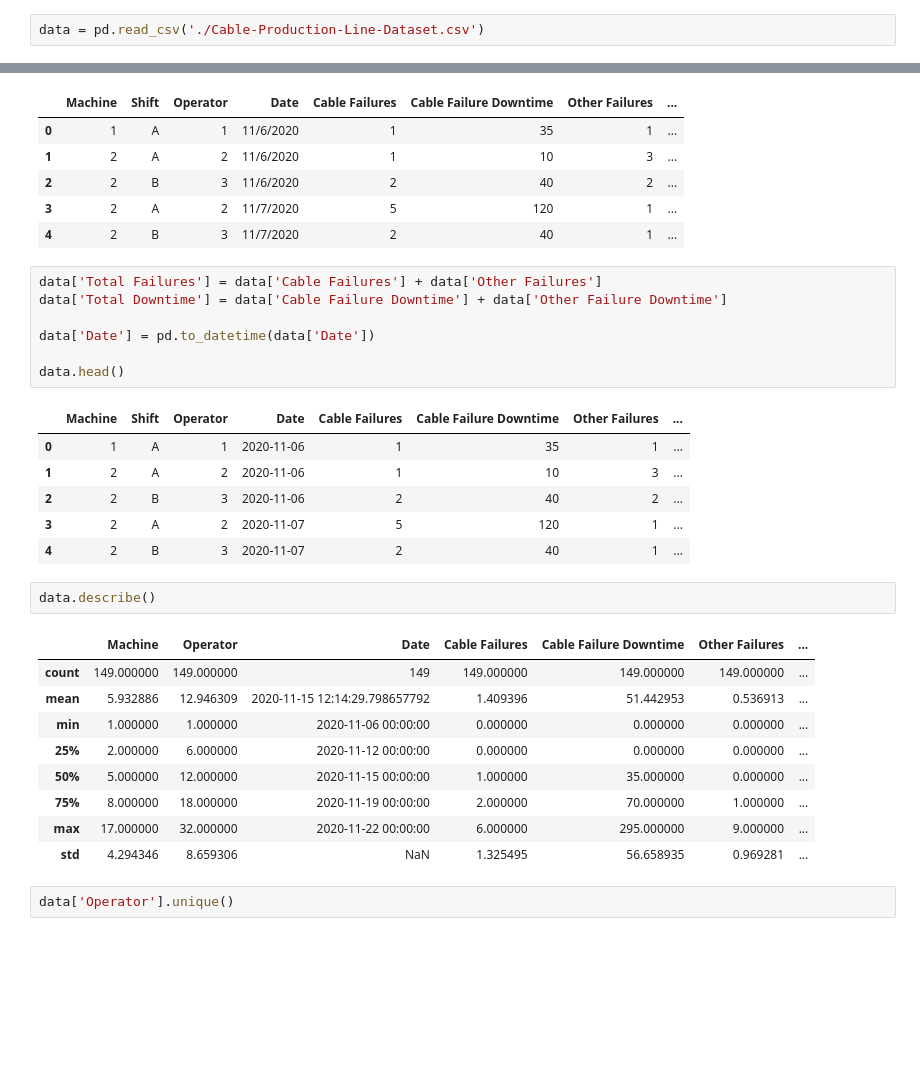
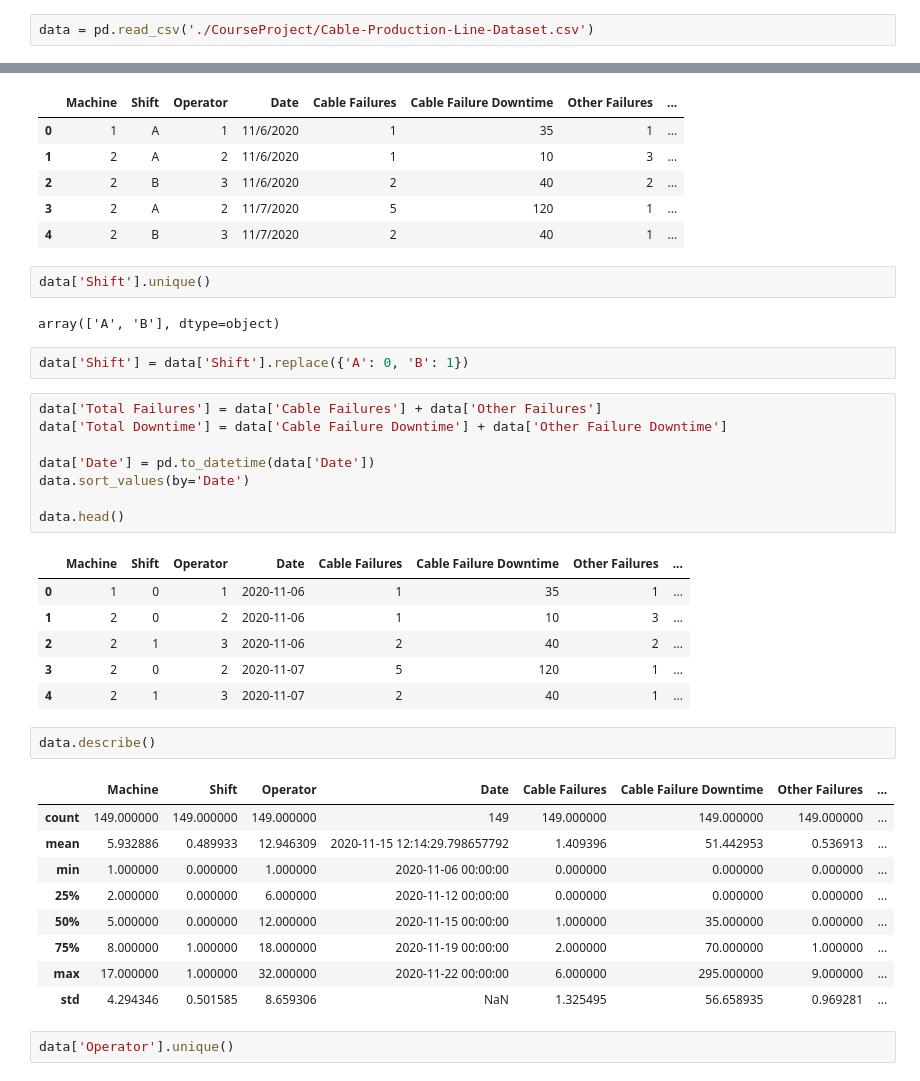
Before and after one commit to nekitnavr/DAproject, a Jupyter notebook: Copper_wire.ipynb, the cells around one changed output, grey strips where cells are left out. Drawn from its saved outputs; the diff is of its cells as text; blank space fills up the shorter version.

```diff
--- a/Copper_wire.ipynb
+++ b/Copper_wire.ipynb
@@ -3,7 +3,7 @@
 # %%
 import pandas as pd
 # %%
-data = pd.read_csv('./Cable-Production-Line-Dataset.csv')
+data = pd.read_csv('./CourseProject/Cable-Production-Line-Dataset.csv')
 # %%
 data.keys()
 # %% [output]
@@ -19,32 +19,39 @@ data.head()
 | 2 | 2 | B | 3 | 11/6/2020 | 2 | 40 | 2 | ... |
 | 3 | 2 | A | 2 | 11/7/2020 | 5 | 120 | 1 | ... |
 | 4 | 2 | B | 3 | 11/7/2020 | 2 | 40 | 1 | ... |
+# %%
+data['Shift'].unique()
+# %% [output]
+array(['A', 'B'], dtype=object)
+# %%
+data['Shift'] = data['Shift'].replace({'A': 0, 'B': 1})
 # %%
 data['Total Failures'] = data['Cable Failures'] + data['Other Failures']
 data['Total Downtime'] = data['Cable Failure Downtime'] + data['Other Failure Downtime']
 
 data['Date'] = pd.to_datetime(data['Date'])
+data.sort_values(by='Date')
 
 data.head()
 # %% [output]
 |  | Machine | Shift | Operator | Date | Cable Failures | Cable Failure Downtime | Other Failures | ... |
-| 0 | 1 | A | 1 | 2020-11-06 | 1 | 35 | 1 | ... |
-| 1 | 2 | A | 2 | 2020-11-06 | 1 | 10 | 3 | ... |
-| 2 | 2 | B | 3 | 2020-11-06 | 2 | 40 | 2 | ... |
-| 3 | 2 | A | 2 | 2020-11-07 | 5 | 120 | 1 | ... |
-| 4 | 2 | B | 3 | 2020-11-07 | 2 | 40 | 1 | ... |
+| 0 | 1 | 0 | 1 | 2020-11-06 | 1 | 35 | 1 | ... |
+| 1 | 2 | 0 | 2 | 2020-11-06 | 1 | 10 | 3 | ... |
+| 2 | 2 | 1 | 3 | 2020-11-06 | 2 | 40 | 2 | ... |
+| 3 | 2 | 0 | 2 | 2020-11-07 | 5 | 120 | 1 | ... |
+| 4 | 2 | 1 | 3 | 2020-11-07 | 2 | 40 | 1 | ... |
 # %%
 data.describe()
 # %% [output]
-|  | Machine | Operator | Date | Cable Failures | Cable Failure Downtime | Other Failures | ... |
-| count | 149.000000 | 149.000000 | 149 | 149.000000 | 149.000000 | 149.000000 | ... |
-| mean | 5.932886 | 12.946309 | 2020-11-15 12:14:29.798657792 | 1.409396 | 51.442953 | 0.536913 | ... |
-| min | 1.000000 | 1.000000 | 2020-11-06 00:00:00 | 0.000000 | 0.000000 | 0.000000 | ... |
-| 25% | 2.000000 | 6.000000 | 2020-11-12 00:00:00 | 0.000000 | 0.000000 | 0.000000 | ... |
-| 50% | 5.000000 | 12.000000 | 2020-11-15 00:00:00 | 1.000000 | 35.000000 | 0.000000 | ... |
-| 75% | 8.000000 | 18.000000 | 2020-11-19 00:00:00 | 2.000000 | 70.000000 | 1.000000 | ... |
-| max | 17.000000 | 32.000000 | 2020-11-22 00:00:00 | 6.000000 | 295.000000 | 9.000000 | ... |
-| std | 4.294346 | 8.659306 | NaN | 1.325495 | 56.658935 | 0.969281 | ... |
+|  | Machine | Shift | Operator | Date | Cable Failures | Cable Failure Downtime | Other Failures | ... |
+| count | 149.000000 | 149.000000 | 149.000000 | 149 | 149.000000 | 149.000000 | 149.000000 | ... |
+| mean | 5.932886 | 0.489933 | 12.946309 | 2020-11-15 12:14:29.798657792 | 1.409396 | 51.442953 | 0.536913 | ... |
+| min | 1.000000 | 0.000000 | 1.000000 | 2020-11-06 00:00:00 | 0.000000 | 0.000000 | 0.000000 | ... |
+| 25% | 2.000000 | 0.000000 | 6.000000 | 2020-11-12 00:00:00 | 0.000000 | 0.000000 | 0.000000 | ... |
+| 50% | 5.000000 | 0.000000 | 12.000000 | 2020-11-15 00:00:00 | 1.000000 | 35.000000 | 0.000000 | ... |
+| 75% | 8.000000 | 1.000000 | 18.000000 | 2020-11-19 00:00:00 | 2.000000 | 70.000000 | 1.000000 | ... |
+| max | 17.000000 | 1.000000 | 32.000000 | 2020-11-22 00:00:00 | 6.000000 | 295.000000 | 9.000000 | ... |
+| std | 4.294346 | 0.501585 | 8.659306 | NaN | 1.325495 | 56.658935 | 0.969281 | ... |
 # %%
 data['Operator'].unique()
 # %% [output]
```
Also changed, not shown: parts of 15 cells of this notebook.
